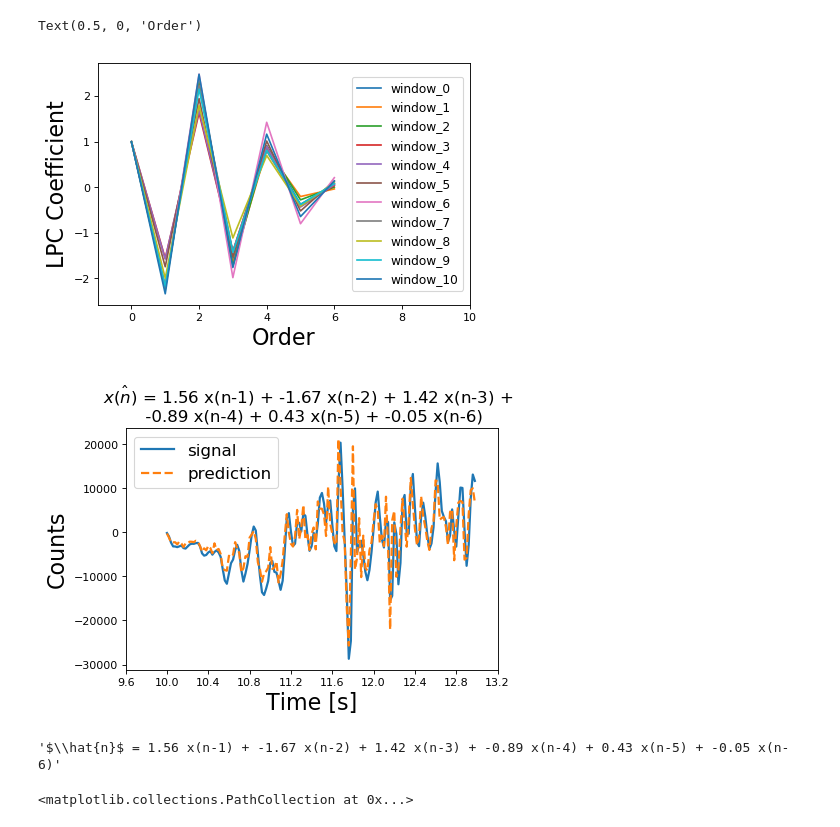
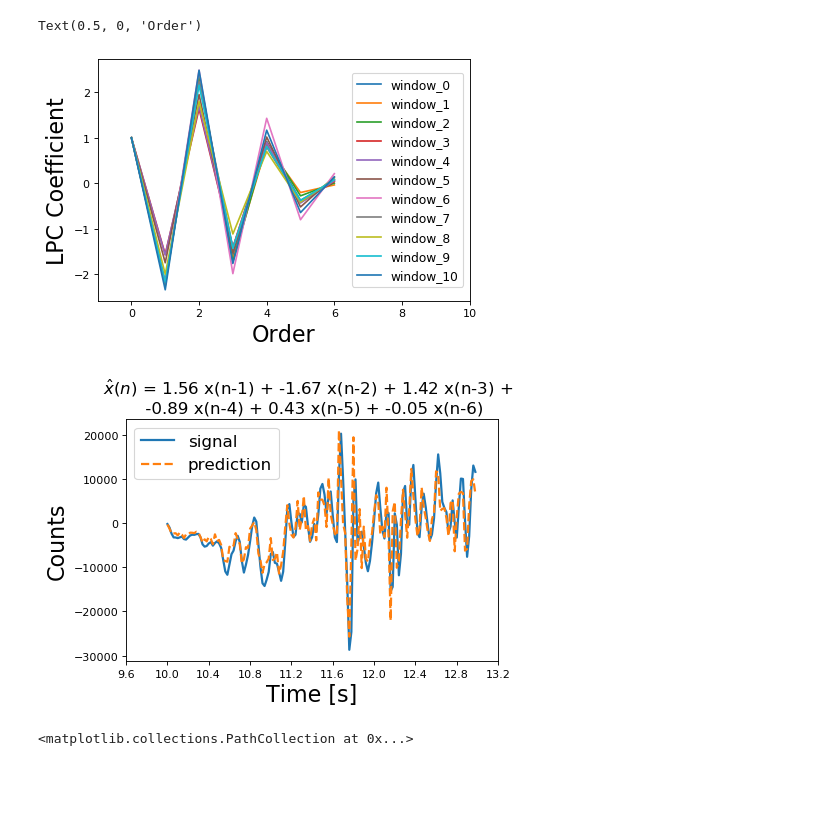
Before and after one commit to llayer/StromboliWF, a Jupyter notebook: parametrization.ipynb, the cells around one changed output. Drawn from its saved outputs; the diff is of its cells as text; code cells hidden in the pictures; blank space fills up the shorter version.

```diff
--- a/parametrization.ipynb
+++ b/parametrization.ipynb
@@ -7,7 +9,7 @@ import librosa
 from obspy import read
 # %%
-# in_path = "/eos/user/l/2019/"
-in_path = "/home/llayer/Data/ascii_30/2019/"
+in_path = "/eos/user/l/llayer/2019/"
+#in_path = "/home/llayer/Data/ascii_30/2019/"
 # %%
 import glob
 ascii_files = glob.glob(in_path + "*/*/*.ascii")
@@ -108,3 +120,27 @@ lpc_coeff
+# %%
+from numpy import array as array
+lpc_coeff = [array([ 1.        , -2.16687222,  2.29387381, -1.61114638,  0.91482865,
+        -0.3740787 ,  0.05751241]),
+ array([ 1.        , -2.21118105,  2.38931883, -1.67498884,  0.83330445,
+        -0.20256299, -0.03618077]),
+ array([ 1.        , -2.24495762,  2.39115292, -1.72663783,  0.90531986,
+        -0.27545908,  0.00325259]),
+ array([ 1.        , -1.55941767,  1.63484296, -1.41006273,  0.89239195,
+        -0.41686454,  0.03889347]),
+ array([ 1.        , -1.57539002,  1.69421971, -1.41203034,  0.90042097,
+        -0.43331286,  0.05687425]),
+ array([ 1.        , -1.74368046,  1.94792735, -1.52830528,  1.01505677,
+        -0.51897239,  0.13925885]),
+ array([ 1.        , -2.20381934,  2.48309912, -1.98249677,  1.42664452,
+        -0.79912551,  0.21115937]),
+ array([ 1.        , -2.20010615,  2.23355039, -1.41633433,  0.79560054,
+        -0.41238533,  0.08242306]),
+ array([ 1.        , -1.99665916,  1.79442999, -1.11217709,  0.69785399,
+        -0.41111587,  0.09811052]),
+ array([ 1.        , -2.17559807,  2.15498137, -1.4286693 ,  0.81492082,
+        -0.37823922,  0.07986567]),
+ array([ 1.        , -2.3374598 ,  2.48103481, -1.76007556,  1.16583459,
+        -0.64250918,  0.13699808])]
 # %%
 plt.figure(figsize=(6,4), dpi=80)
 y_font_size = 20
@@ -116,7 +152,7 @@ plt.ylabel('LPC Coefficient', fontsize=y_font_size)
 plt.xlabel('Order', fontsize=y_font_size)
 # %% [output]
 Text(0.5, 0, 'Order')
-[figure, old version]
+[figure, new version]
 # %%
 st = read(test_file)
 tr = st[0]
@@ -125,37 +161,34 @@ data = tr.data
 # %%
 import scipy
 
 sps = 50
 start = 10
 stop = 13
 data_window = data[sps*start:sps*stop]
 
-a = librosa.lpc(data_window, 6)
+a = array([ 1.        , -1.56353359,  1.66539027, -1.4191589 ,  0.89142261,
+       -0.42794773,  0.0451044 ])  #librosa.lpc(data_window, 6)
 y_hat = scipy.signal.lfilter([0] + -1*a[1:], [1], data_window)
 plt.figure(figsize=(6,4), dpi=80)
 y_font_size = 20
 plt.plot(data_window, linewidth=2)
 plt.plot(y_hat, linestyle='--', linewidth=2)
 plt.legend(['signal', 'prediction'], fontsize=15)
 plt.ylabel('Counts', fontsize=y_font_size)
 plt.xlabel('Time [s]', fontsize=y_font_size)
 locs, labels = plt.xticks()
 secs = [str(l/50 + start) for l in locs ]
 plt.xticks(locs, secs)
 formula = r'$\hat{x}(n)$ = '
 for i, ceff in enumerate(-1*a[1:]):
     formula += str(ceff.round(2)) + ' x(n-' + str(i+1) +') + '
     if i == 2:
         formula += ' \n '
 formula = formula[:-3]
 plt.title(formula, fontsize=15)
 plt.show()
 # %% [output]
-[figure, old version]
+[figure, new version]
-# %%
-formula
-# %% [output]
-'$\\hat{n}$ = 1.56 x(n-1) + -1.67 x(n-2) + 1.42 x(n-3) + -0.89 x(n-4) + 0.43 x(n-5) + -0.05 x(n-6)'
 # %%
 res = data_window - y_hat
 # %%
```
Also changed, not shown: parts of 13 cells of this notebook.
